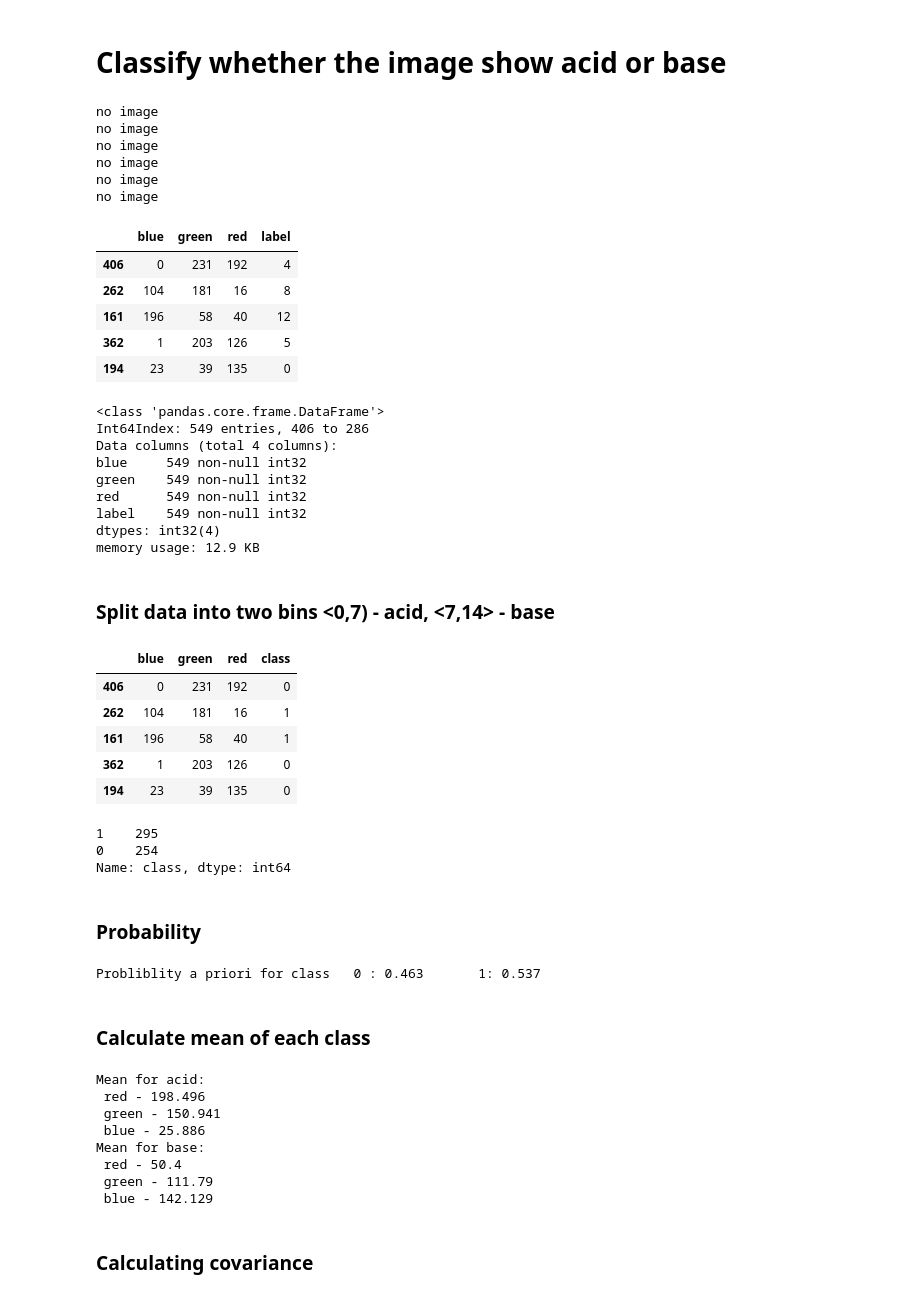
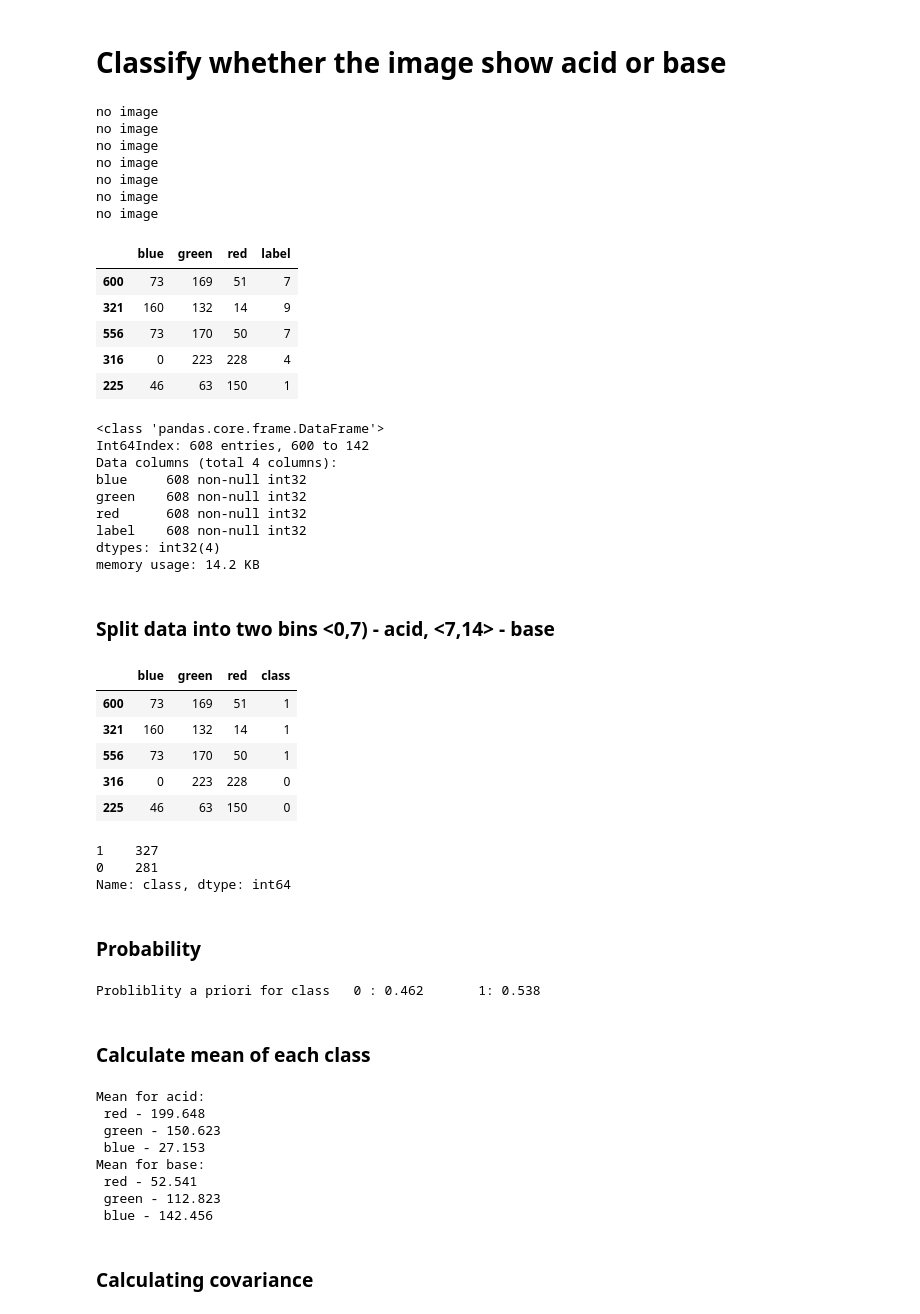
Before and after one commit to robertjankowski/ph-recognition, a Jupyter notebook: binary_classification.ipynb, the cells around one changed output. Drawn from its saved outputs; the diff is of its cells as text; code cells hidden in the pictures.

```diff
--- a/binary_classification.ipynb
+++ b/binary_classification.ipynb
@@ -11,34 +11,35 @@ warnings.filterwarnings("ignore", category=sklearn.exceptions.UndefinedMetricWar
 from importlib import reload
 %matplotlib inline
 # %%
-df = LoadData(37).load_data()
+df = LoadData(41).load_data()
 df = shuffle(df)
 df.head()
 # %% [output]
 no image
 no image
 no image
 no image
 no image
 no image
+no image
 |  | blue | green | red | label |
-| 406 | 0 | 231 | 192 | 4 |
-| 262 | 104 | 181 | 16 | 8 |
-| 161 | 196 | 58 | 40 | 12 |
-| 362 | 1 | 203 | 126 | 5 |
-| 194 | 23 | 39 | 135 | 0 |
+| 600 | 73 | 169 | 51 | 7 |
+| 321 | 160 | 132 | 14 | 9 |
+| 556 | 73 | 170 | 50 | 7 |
+| 316 | 0 | 223 | 228 | 4 |
+| 225 | 46 | 63 | 150 | 1 |
 # %%
 df.info()
 # %% [output]
 <class 'pandas.core.frame.DataFrame'>
-Int64Index: 549 entries, 406 to 286
+Int64Index: 608 entries, 600 to 142
 Data columns (total 4 columns):
-blue     549 non-null int32
-green    549 non-null int32
-red      549 non-null int32
-label    549 non-null int32
+blue     608 non-null int32
+green    608 non-null int32
+red      608 non-null int32
+label    608 non-null int32
 dtypes: int32(4)
-memory usage: 12.9 KB
+memory usage: 14.2 KB
 # %% [markdown]
 ### Split data into two bins <0,7) - acid, <7,14> - base
 # %%
@@ -52,16 +53,16 @@ df.drop('label', axis=1, inplace=True)
 df.head()
 # %% [output]
 |  | blue | green | red | class |
-| 406 | 0 | 231 | 192 | 0 |
-| 262 | 104 | 181 | 16 | 1 |
-| 161 | 196 | 58 | 40 | 1 |
-| 362 | 1 | 203 | 126 | 0 |
-| 194 | 23 | 39 | 135 | 0 |
+| 600 | 73 | 169 | 51 | 1 |
+| 321 | 160 | 132 | 14 | 1 |
+| 556 | 73 | 170 | 50 | 1 |
+| 316 | 0 | 223 | 228 | 0 |
+| 225 | 46 | 63 | 150 | 0 |
 # %%
 df['class'].value_counts()
 # %% [output]
-1    295
-0    254
+1    327
+0    281
 Name: class, dtype: int64
 # %% [markdown]
 ### Probability
@@ -75,7 +76,7 @@ p_1 = n1 / n
 
 print("Probliblity a priori for class\t 0 : {}\t 1: {}".format(round(p_0, 3), round(p_1, 3)))
 # %% [output]
-Probliblity a priori for class   0 : 0.463       1: 0.537
+Probliblity a priori for class   0 : 0.462       1: 0.538
 # %% [markdown]
 ### Calculate mean of each class
 # %%
@@ -108,13 +109,13 @@ print("Mean for base:\n red - {}\n green - {}\n blue - {}".
       format(round(m_red_base,3), round(m_green_base,3), round(m_blue_base,3)))
 # %% [output]
 Mean for acid:
- red - 198.496
- green - 150.941
- blue - 25.886
+ red - 199.648
+ green - 150.623
+ blue - 27.153
 Mean for base:
- red - 50.4
- green - 111.79
- blue - 142.129
+ red - 52.541
+ green - 112.823
+ blue - 142.456
 # %% [markdown]
 ### Calculating covariance
 # %% [markdown]
```
Also changed, not shown: parts of 48 cells of this notebook.
